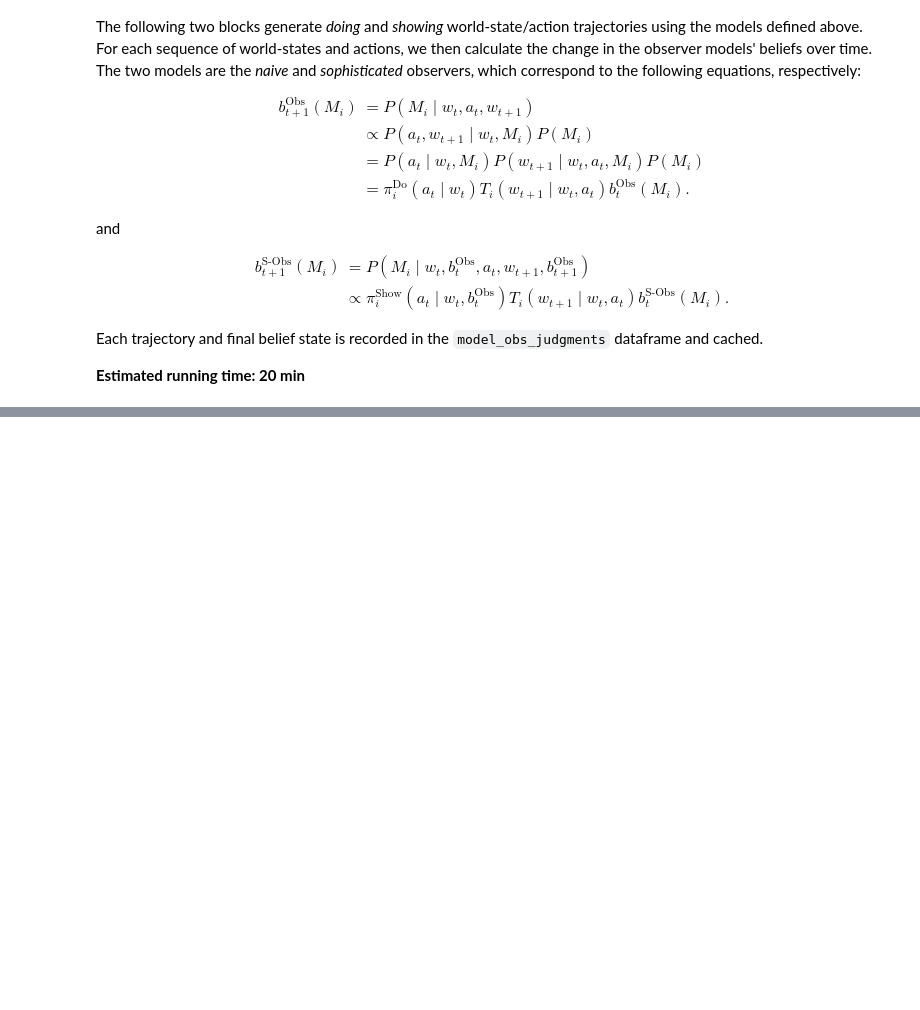
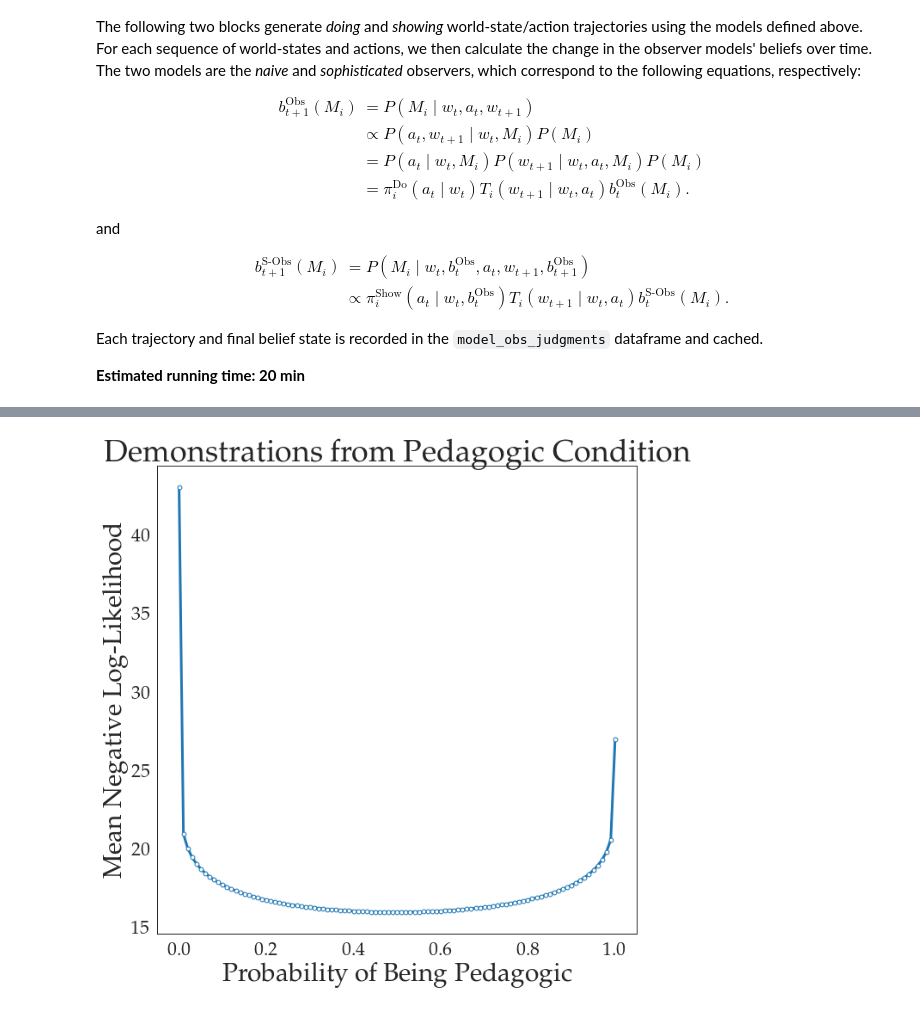
Before and after one commit to smilli/pedagogy-exps, a Jupyter notebook: Model_Simulations.ipynb, the cells around one changed output, grey strips where cells are left out. Drawn from its saved outputs; the diff is of its cells as text; code cells hidden in the pictures; blank space fills up the shorter version.

```diff
--- a/Model_Simulations.ipynb
+++ b/Model_Simulations.ipynb
@@ -32,11 +28,11 @@ print(mdp_params)
 # %%
 #doing model parameters
 do_discount = .99
-do_softmax = .08
+do_softmax = 0.08
 
 #showing model parameters
 base_discount_rate = .99
-base_softmax_temp = 3
+base_softmax_temp = 3.0
 obmdp_discount_rate = .9
 obmdp_softmax_temp= 1
 # %% [markdown]
@@ -404,0 +505,4 @@ get_human_results()
+# %%
+plot_lls(mixtures, -lls, title='Demonstrations from Pedagogic Condition', filename='ped_mix_lls')
+# %% [output]
+[figure, added]
```
Also changed, not shown: parts of 32 cells of this notebook, 6 other files.
